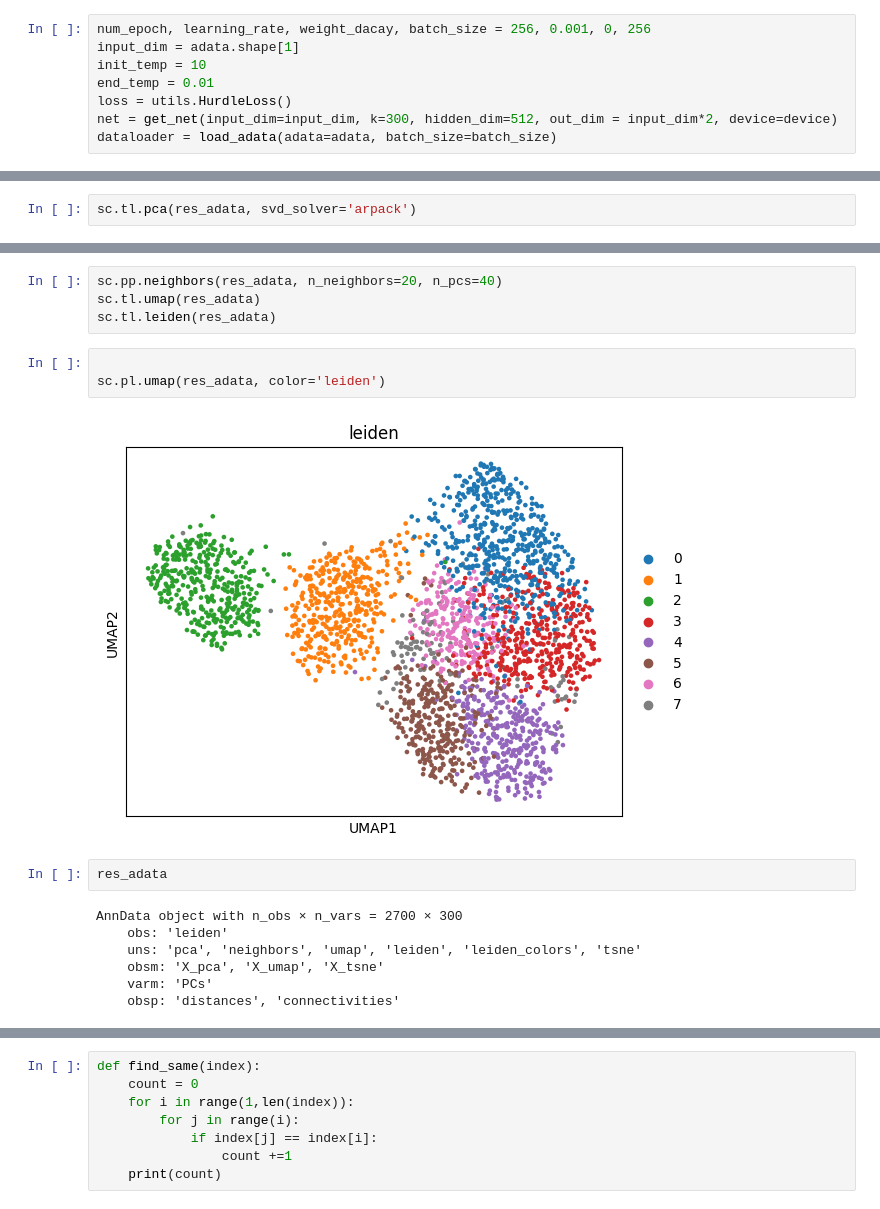
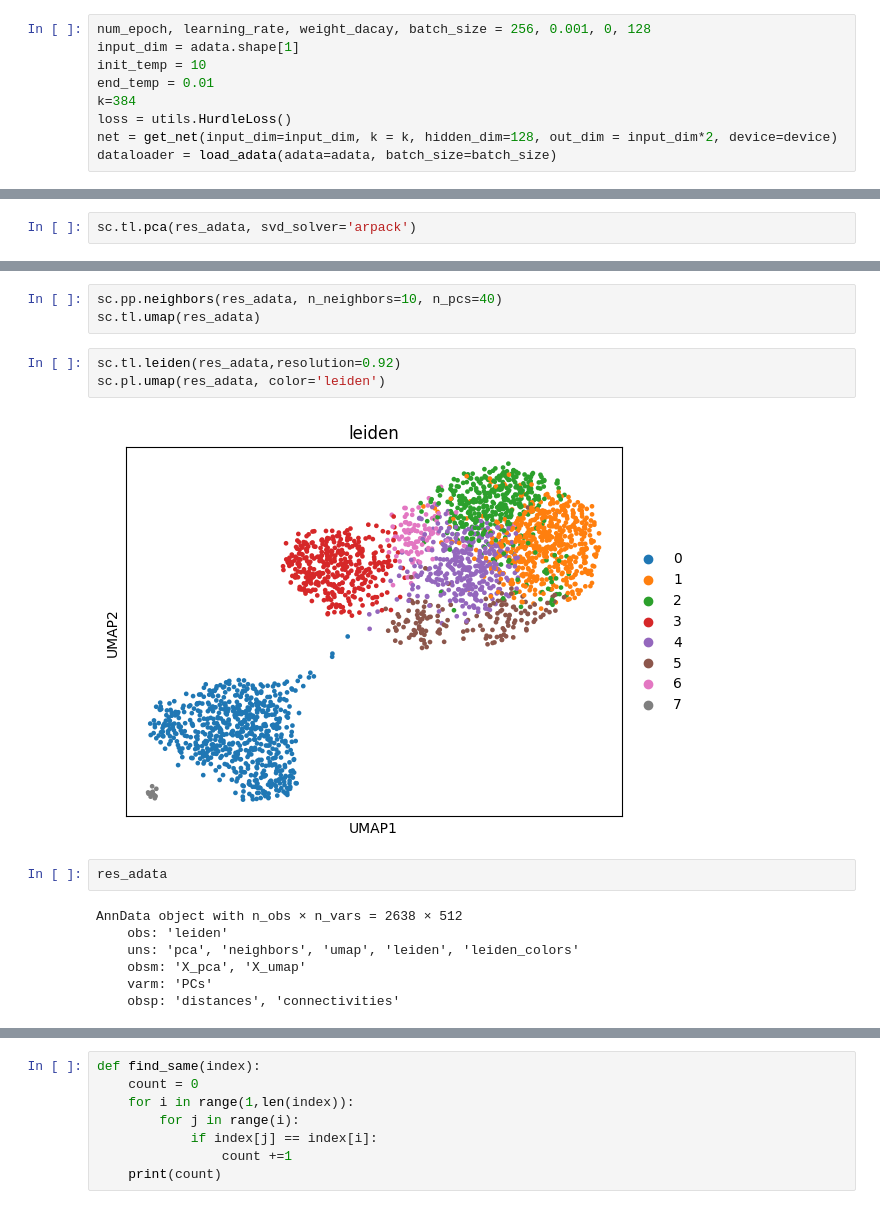
Before and after one commit to Khadaq2001/Concrete, a Jupyter notebook: src/main.ipynb, the cells around one changed output, grey strips where cells are left out. Cells and saved outputs as stored; diff of their text form.

```diff
--- a/src/main.ipynb
+++ b/src/main.ipynb
@@ -30,12 +30,13 @@ def get_net(input_dim, k, hidden_dim,out_dim ,device):
 def load_adata(adata, batch_size):
     return utils.data_loader(adata, batch_size)
 # %%
-num_epoch, learning_rate, weight_dacay, batch_size = 256, 0.001, 0, 256
+num_epoch, learning_rate, weight_dacay, batch_size = 256, 0.001, 0, 128
 input_dim = adata.shape[1]
 init_temp = 10
 end_temp = 0.01
+k=384
 loss = utils.HurdleLoss()
-net = get_net(input_dim=input_dim, k=300, hidden_dim=512, out_dim = input_dim*2, device=device)
+net = get_net(input_dim=input_dim, k = k, hidden_dim=128, out_dim = input_dim*2, device=device)
 dataloader = load_adata(adata=adata, batch_size=batch_size)
 # %%
 concrete_trainer(net=net, loss=loss, dataloader=dataloader,
@@ -88,18 +81,17 @@ sc.pl.pca(res_adata)
 # %%
-sc.pp.neighbors(res_adata, n_neighbors=20, n_pcs=40)
+sc.pp.neighbors(res_adata, n_neighbors=10, n_pcs=40)
 sc.tl.umap(res_adata)
-sc.tl.leiden(res_adata)
 # %%
-
+sc.tl.leiden(res_adata,resolution=0.92)
 sc.pl.umap(res_adata, color='leiden')
 # %% [output]
-[figure, old version]
+[figure, new version]
 # %%
 res_adata
 # %% [output]
-AnnData object with n_obs × n_vars = 2700 × 300
+AnnData object with n_obs × n_vars = 2638 × 512
     obs: 'leiden'
-    uns: 'pca', 'neighbors', 'umap', 'leiden', 'leiden_colors', 'tsne'
-    obsm: 'X_pca', 'X_umap', 'X_tsne'
+    uns: 'pca', 'neighbors', 'umap', 'leiden', 'leiden_colors'
+    obsm: 'X_pca', 'X_umap'
     varm: 'PCs'
     obsp: 'distances', 'connectivities'
```
Also changed, not shown: parts of 49 cells of this notebook, 39 other files.
